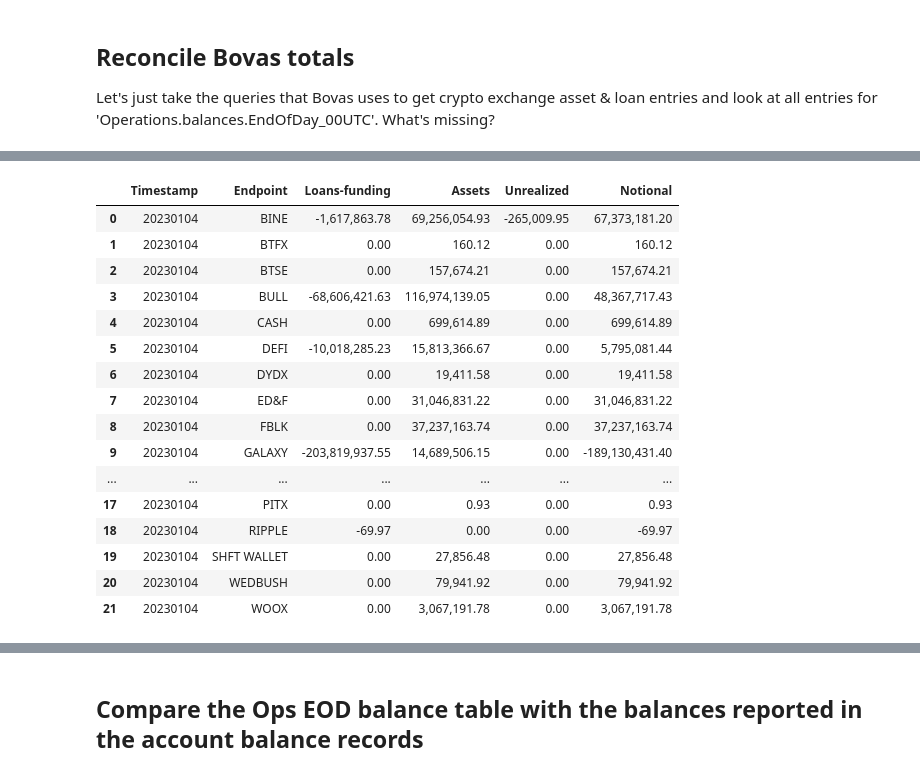
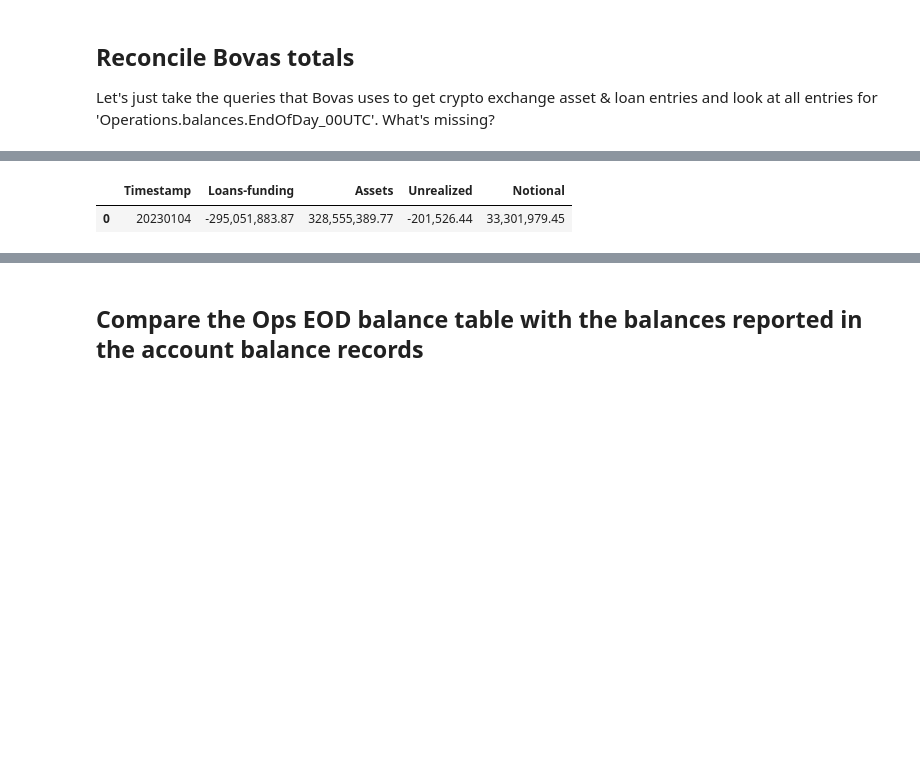
Before and after one commit to galaxy-sk/qpt_stress_test, a Jupyter notebook: notepads/bovas_reconciliation.ipynb, the cells around one changed output, grey strips where cells are left out. Cells and saved outputs as stored; diff of their text form; code cells hidden in the pictures; blank space fills up the shorter version.

Commit message:
fix: add bank balances to bovas recon

```diff
--- a/notepads/bovas_reconciliation.ipynb
+++ b/notepads/bovas_reconciliation.ipynb
@@ -214,3 +222,23 @@ op_eod_balances_df['Notional'] = op_eod_balances_df.Balance * marks_df.reindex(o
+# %%
+%%capture
+# Exchange balances
+#cme_exchange_df = exchange_repo.get_cme_positions(at_dtt_utc=nav_00utc).as_dataframe()
+crypto_exchange_df = exchange_repo.get_exchange_balances(asof=nav_ctz).as_dataframe()
+crypto_exchange_df['Notional'] = crypto_exchange_df.Balance * marks_df.reindex(crypto_exchange_df.Currency).fillna(0).Mark.values
+# %%
+%%capture
+# We should properly map accounts to Endpoint or exchange
+bovas_assets_df['Endpoint'] = bovas_assets_df['Account'].apply(lambda ac: str(ac.split('-')[0]) if str(ac.split('-')[0]) != 'LEND' else str(ac.split('-')[1]))
+bovas_loans_df['Endpoint'] = bovas_loans_df['Account'].apply(lambda ac: str(ac.split('-')[0]) if str(ac.split('-')[0]) != 'LEND' else str(ac.split('-')[1]))
+op_eod_balances_df['Endpoint'] = op_eod_balances_df['Account'].apply(lambda ac: str(ac.split('-')[0]) if str(ac.split('-')[0]) != 'LEND' else str(ac.split('-')[1]))
+crypto_exchange_df['Endpoint'] = crypto_exchange_df['Account'].apply(lambda ac: str(ac.split('-')[0]) if str(ac.split('-')[0]) != 'LEND' else str(ac.split('-')[1]))
+
+# Add in bank balances;
+bank_eod_balances_df = trading_repo.get_bank_balances(nav_date).as_dataframe()
+bank_eod_balances_df['Notional'] = bank_eod_balances_df.Balance * marks_df.reindex(bank_eod_balances_df.Currency).fillna(0).Mark.values
+bank_eod_balances_df['Endpoint'] = 'Cash'
+bovas_assets_df = pd.concat([bovas_assets_df, bank_eod_balances_df], ignore_index=True)
+op_eod_balances_df = pd.concat([op_eod_balances_df, bank_eod_balances_df], ignore_index=True)
 # %%
 # display(marks_df)
 # display(bovas_loans_df)
@@ -249,33 +277,55 @@ df1 = pd.concat([op_eod, bovas_ignored_df]).set_index(op_eod.columns.tolist())
 df2 = bovas_ignored_df.set_index(op_eod.columns.tolist())
 bovas_included_df = df1.loc[df2.index.symmetric_difference(df1.index)].reset_index()
 
-print(f"Total Exchange EOD notional balance reported in Bovas's report:  {bovas_included_df.Notional.sum():,.0f}"
-      f"\tNotional notional balance of EOD records removed from reporting: {bovas_ignored_df.Notional.sum():,.0f}\n")
-
 # Three views of the exchange positions
-print("Summary from Bovas's code")
 reported_eod_df = reported_eod_balances.copy()
 reported_eod_df['Unrealized'] = reported_eod_df.apply(lambda row: row.Notional if row.BalanceType == 'Unrealized' else 0, axis=1)
 reported_eod_df['Loans-funding'] = reported_eod_df.apply(lambda row: row.Notional if row.BalanceType != 'Unrealized' and row.Notional < 0 else 0, axis=1)
 reported_eod_df['Assets'] = reported_eod_df.apply(lambda row: row.Notional if  row.BalanceType != 'Unrealized' and row.Notional > 0 else 0, axis=1)
-report_by_exchange = reported_eod_df[['Timestamp', 'Endpoint', 'Loans-funding', 'Assets', 'Unrealized', 'Notional']].groupby(by=['Timestamp', 'Endpoint',]).sum().reset_index()
-display(report_by_exchange)
+report_totals = reported_eod_df[['Timestamp', 'Endpoint', 'Loans-funding', 'Assets', 'Unrealized', 'Notional']].groupby(by=['Timestamp',]).sum(numeric_only=True).reset_index()
+report_by_exchange = reported_eod_df[['Timestamp', 'Endpoint', 'Loans-funding', 'Assets', 'Unrealized', 'Notional']].groupby(by=['Timestamp', 'Endpoint',]).sum(numeric_only=True).reset_index()
 
-print("Summary from ops table")
+bovas_df = pd.concat([bovas_assets_eod, bovas_loans_eod], ignore_index=True)
+#bovas_df['Endpoint'] = bovas_df['Account'].apply(lambda ac: str(ac.split('-')[0]) if str(ac.split('-')[0]) != 'LEND' else str(ac.split('-')[1]))
+bovas_df['Unrealized'] = bovas_df.apply(lambda row: row.Notional if row.BalanceType == 'Unrealized' else 0, axis=1)
+bovas_df['Loans-funding'] = bovas_df.apply(lambda row: row.Notional if row.BalanceType != 'Unrealized' and row.Notional < 0 else 0, axis=1)
+bovas_df['Assets'] = bovas_df.apply(lambda row: row.Notional if  row.BalanceType != 'Unrealized' and row.Notional > 0 else 0, axis=1)
+bovas_totals = bovas_df[['Timestamp', 'Endpoint', 'Loans-funding', 'Assets', 'Unrealized', 'Notional']].groupby(by=['Timestamp',]).sum(numeric_only=True).reset_index()
+bovas_by_exchange = bovas_df[['Timestamp', 'Endpoint', 'Loans-funding', 'Assets', 'Unrealized', 'Notional']].groupby(by=['Timestamp', 'Endpoint',]).sum(numeric_only=True).reset_index()
+
 op_eod_df = op_eod.copy()
-op_eod_df['Exchange'] = op_eod_df['Account'].apply(lambda ac: str(ac.split('-')[0]))
+#op_eod_df['Endpoint'] = op_eod_df['Account'].apply(lambda ac: str(ac.split('-')[0]) if str(ac.split('-')[0]) != 'LEND' else str(ac.split('-')[1]))
 op_eod_df['Unrealized'] = op_eod_df.apply(lambda row: row.Notional if row.BalanceType == 'Unrealized' else 0, axis=1)
 op_eod_df['Loans-funding'] = op_eod_df.apply(lambda row: row.Notional if row.BalanceType != 'Unrealized' and row.Notional < 0 else 0, axis=1)
 op_eod_df['Assets'] = op_eod_df.apply(lambda row: row.Notional if  row.BalanceType != 'Unrealized' and row.Notional > 0 else 0, axis=1)
-op_eod_by_exchange = op_eod_df[['Timestamp', 'Exchange', 'Loans-funding', 'Assets', 'Unrealized', 'Notional']].groupby(by=['Timestamp', 'Exchange',]).sum().reset_index()
-display(op_eod_by_exchange)
+op_eod_totals = op_eod_df[['Timestamp', 'Endpoint', 'Loans-funding', 'Assets', 'Unrealized', 'Notional']].groupby(by=['Timestamp',]).sum(numeric_only=True).reset_index()
+op_eod_by_exchange = op_eod_df[['Timestamp', 'Endpoint', 'Loans-funding', 'Assets', 'Unrealized', 'Notional']].groupby(by=['Timestamp', 'Endpoint',]).sum(numeric_only=True).reset_index()
+
+crypto_eod_df = crypto_exchange_df.copy()
+#op_eod_df['Endpoint'] = op_eod_df['Account'].apply(lambda ac: str(ac.split('-')[0]) if str(ac.split('-')[0]) != 'LEND' else str(ac.split('-')[1]))
+crypto_eod_df['Unrealized'] = crypto_eod_df.apply(lambda row: row.Notional if row.BalanceType == 'Unrealized' else 0, axis=1)
+crypto_eod_df['Loans-funding'] = crypto_eod_df.apply(lambda row: row.Notional if row.BalanceType != 'Unrealized' and row.Notional < 0 else 0, axis=1)
+crypto_eod_df['Assets'] = crypto_eod_df.apply(lambda row: row.Notional if  row.BalanceType != 'Unrealized' and row.Notional > 0 else 0, axis=1)
+crypto_eod_totals = crypto_eod_df[['Timestamp', 'Endpoint', 'Loans-funding', 'Assets', 'Unrealized', 'Notional']].groupby(by=['Timestamp',]).sum(numeric_only=True).reset_index()
+crypto_eod_by_exchange = crypto_eod_df[['Timestamp', 'Endpoint', 'Loans-funding', 'Assets', 'Unrealized', 'Notional']].groupby(by=['Timestamp', 'Endpoint',]).sum(numeric_only=True).reset_index()
+
+
+print(f"Total Exchange EOD notional balance reported in Bovas's report:  {bovas_included_df.Notional.sum(numeric_only=True):,.0f}"
+      f"\tNotional notional balance of EOD records removed from reporting: {bovas_ignored_df.Notional.sum(numeric_only=True):,.0f}\n")
+
+print("Summary from Bovas's code")
+display(report_totals)
+display(report_by_exchange)
 
 print("Summary from bovas's sql")
-bovas_df = pd.concat([bovas_assets_eod, bovas_loans_eod], ignore_index=True)
-bovas_df['Exchange'] = bovas_df['Account'].apply(lambda ac: str(ac.split('-')[0]))
-bovas_df['Unrealized'] = bovas_df.apply(lambda row: row.Notional if row.BalanceType == 'Unrealized' else 0, axis=1)
-bovas_df['Loans-funding'] = bovas_df.apply(lambda row: row.Notional if row.BalanceType != 'Unrealized' and row.Notional < 0 else 0, axis=1)
-bovas_df['Assets'] = bovas_df.apply(lambda row: row.Notional if  row.BalanceType != 'Unrealized' and row.Notional > 0 else 0, axis=1)
-bovas_by_exchange = bovas_df[['Timestamp', 'Exchange', 'Loans-funding', 'Assets', 'Unrealized', 'Notional']].groupby(by=['Timestamp', 'Exchange',]).sum().reset_index()
+display(bovas_totals)
 display(bovas_by_exchange)
+
+print("Summary raw data exchange balance tables.")
+display(crypto_eod_totals)
+display(crypto_eod_by_exchange)
+
+print("Summary from ops table - this shows the size of the effect of double counting, etc, that happens if we ignore finance's exclusions.")
+display(op_eod_totals)
+display(op_eod_by_exchange)
 # %% [output]
@@ -285,17 +335,2 @@ False
-|  | Timestamp | Endpoint | Loans-funding | Assets | Unrealized | Notional |
-| 0 | 20230104 | BINE | -1,617,863.78 | 69,256,054.93 | -265,009.95 | 67,373,181.20 |
-| 1 | 20230104 | BTFX | 0.00 | 160.12 | 0.00 | 160.12 |
-| 2 | 20230104 | BTSE | 0.00 | 157,674.21 | 0.00 | 157,674.21 |
-| 3 | 20230104 | BULL | -68,606,421.63 | 116,974,139.05 | 0.00 | 48,367,717.43 |
-| 4 | 20230104 | CASH | 0.00 | 699,614.89 | 0.00 | 699,614.89 |
-| 5 | 20230104 | DEFI | -10,018,285.23 | 15,813,366.67 | 0.00 | 5,795,081.44 |
-| 6 | 20230104 | DYDX | 0.00 | 19,411.58 | 0.00 | 19,411.58 |
-| 7 | 20230104 | ED&F | 0.00 | 31,046,831.22 | 0.00 | 31,046,831.22 |
-| 8 | 20230104 | FBLK | 0.00 | 37,237,163.74 | 0.00 | 37,237,163.74 |
-| 9 | 20230104 | GALAXY | -203,819,937.55 | 14,689,506.15 | 0.00 | -189,130,431.40 |
-| ... | ... | ... | ... | ... | ... | ... |
-| 17 | 20230104 | PITX | 0.00 | 0.93 | 0.00 | 0.93 |
-| 18 | 20230104 | RIPPLE | -69.97 | 0.00 | 0.00 | -69.97 |
-| 19 | 20230104 | SHFT WALLET | 0.00 | 27,856.48 | 0.00 | 27,856.48 |
-| 20 | 20230104 | WEDBUSH | 0.00 | 79,941.92 | 0.00 | 79,941.92 |
-| 21 | 20230104 | WOOX | 0.00 | 3,067,191.78 | 0.00 | 3,067,191.78 |
+|  | Timestamp | Loans-funding | Assets | Unrealized | Notional |
+| 0 | 20230104 | -295,051,883.87 | 328,555,389.77 | -201,526.44 | 33,301,979.45 |
```
Also changed, not shown: parts of 8 cells of this notebook, 1 other file.
